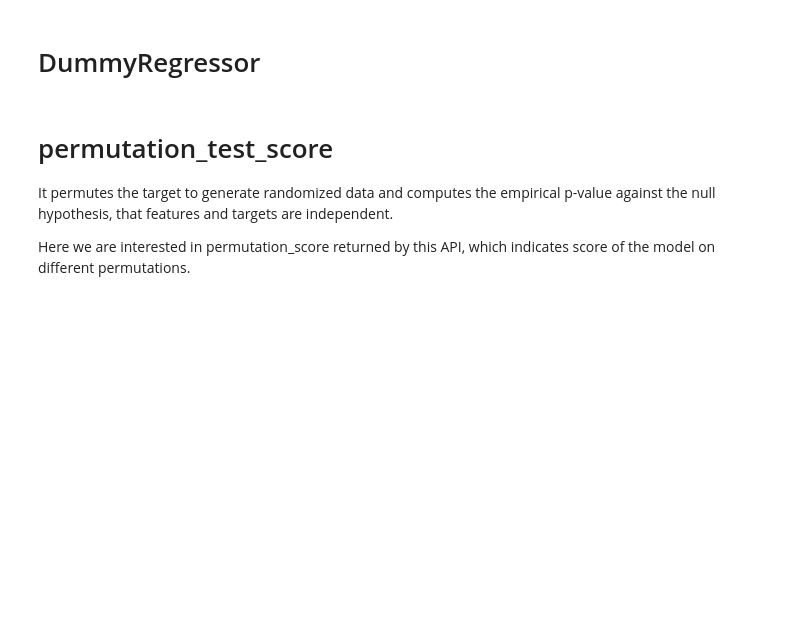
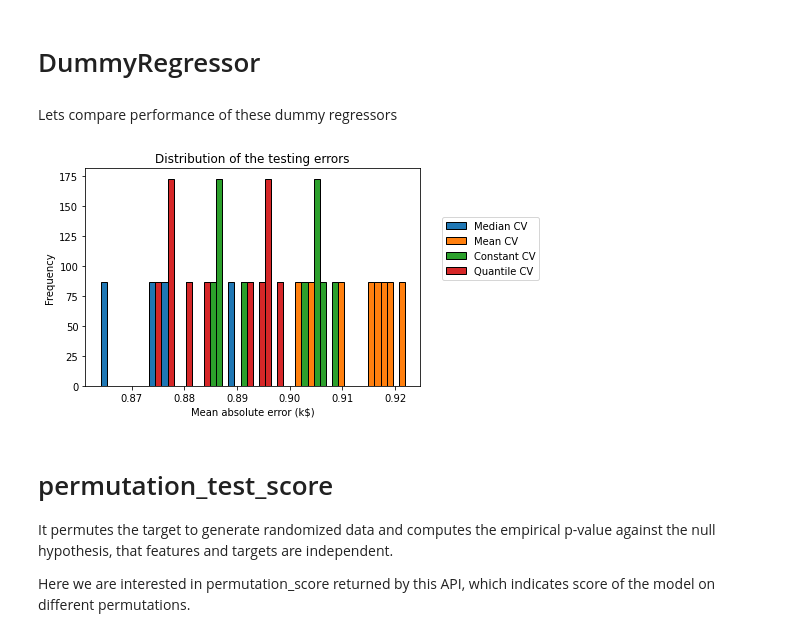
Before and after one commit to rahulagarwak/Machine-Learning-Practice-MLP, a Jupyter notebook: Colab Notebooks/MLP_Wk3_Baseline_Models.ipynb, the cells around one changed output. Cells and saved outputs as stored; diff of their text form; code cells hidden in the pictures; blank space fills up the shorter version.

```diff
--- a/Colab Notebooks/MLP_Wk3_Baseline_Models.ipynb
+++ b/Colab Notebooks/MLP_Wk3_Baseline_Models.ipynb
@@ -22,7 +24,7 @@ from sklearn.preprocessing import StandardScaler
 # %% [markdown]
 We will use ShuffleSplit as a cross validation strategy
 # %%
-shuffle_split_cv = ShuffleSplit(n_splits=10, test_size=10,random_state=0)
+shuffle_split_cv = ShuffleSplit(n_splits=10, test_size=0.2,random_state=0)
 # %% [markdown]
 Let's load the data and split into training and test
 # %%
@@ -58,6 +75,27 @@ def dummy_regressor_baseline(strategy, constant_val=None, quantile_val=None):
                                               scoring='neg_mean_absolute_error',
                                               n_jobs=2)
   return pd.Series(-baseline_median_cv_results['test_score'],name='Dummy regressor error')
+# %%
+baseline_median_cv_results_errors = dummy_regressor_baseline(strategy='median')
+baseline_mean_cv_results_errors = dummy_regressor_baseline(strategy='mean')
+baseline_constant_cv_results_errors = dummy_regressor_baseline(strategy='constant',constant_val=2)
+baseline_quantile_cv_results_errors = dummy_regressor_baseline(strategy='quantile', quantile_val=0.55)
+# %% [markdown]
+Lets compare performance of these dummy regressors
+# %%
+dummy_error_df = pd.concat([baseline_median_cv_results_errors,
+                            baseline_mean_cv_results_errors,
+                            baseline_constant_cv_results_errors,
+                            baseline_quantile_cv_results_errors],
+                           axis=1)
+dummy_error_df.columns = ['Median CV','Mean CV','Constant CV','Quantile CV']
+# %%
+dummy_error_df.plot.hist(bins=50, density=True, edgecolor='black')
+plt.legend(bbox_to_anchor=(1.05,0.8), loc='upper left')
+plt.xlabel('Mean absolute error (k$)')
+_=plt.title('Distribution of the testing errors')
+# %% [output]
+[figure, added]
 # %% [markdown]
 # permutation_test_score
 
```
Also changed, not shown: parts of 7 cells of this notebook.
